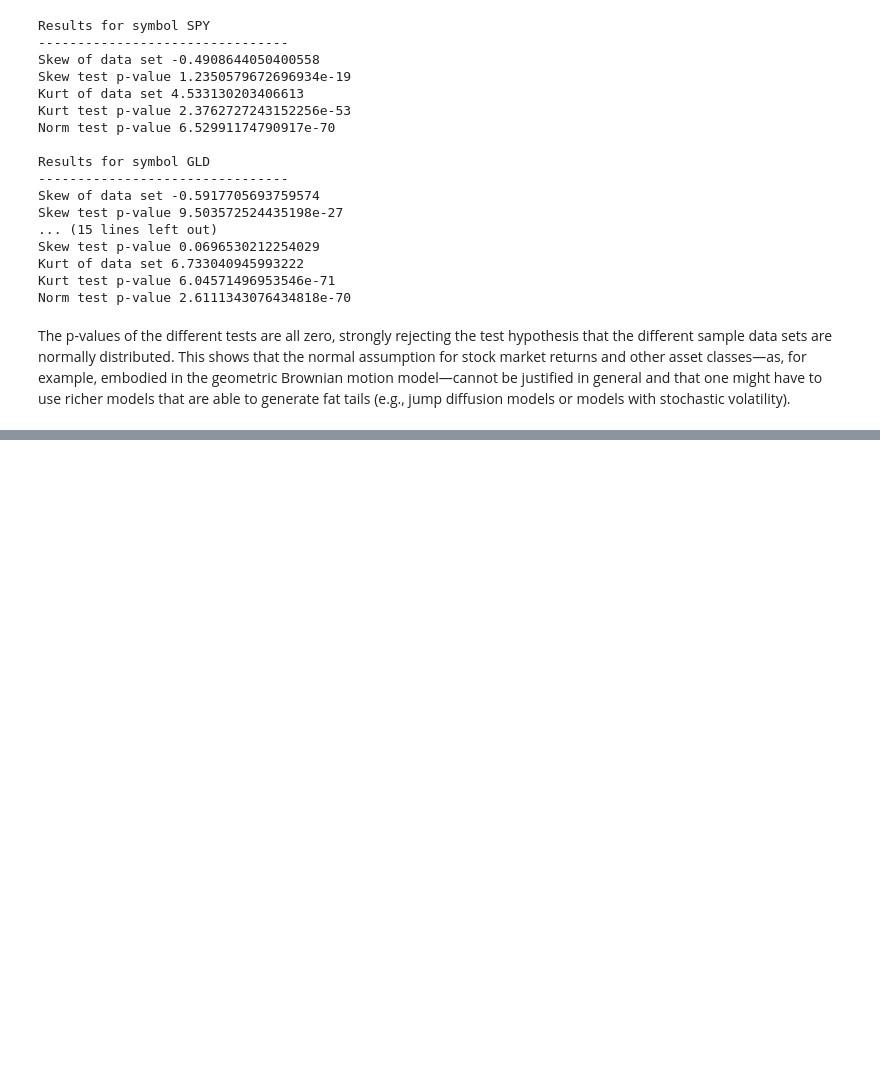
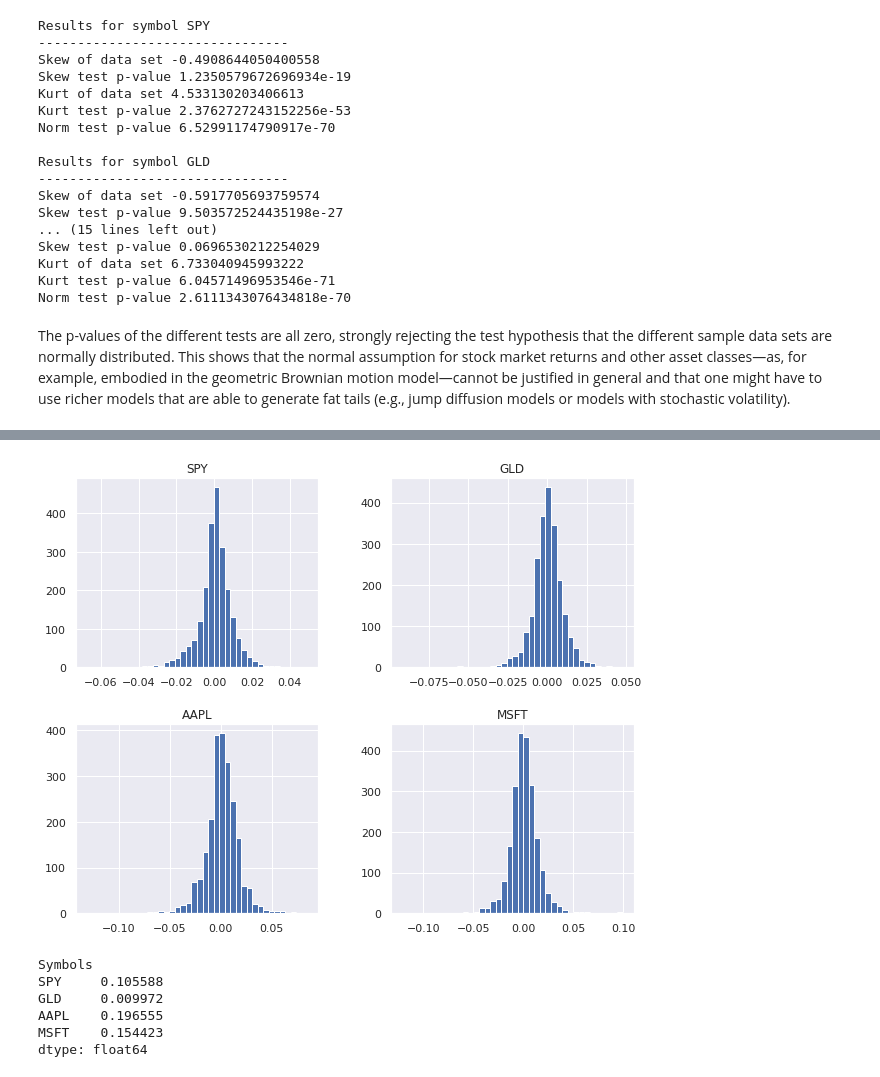
Before and after one commit to bhavinmoriya/Python-for-Financial-Analysis-and-Algorithmic-Trading, a Jupyter notebook: python-for-finance-statistics.ipynb, the cells around one changed output, grey strips where cells are left out. Drawn from its saved outputs; the diff is of its cells as text; code cells hidden in the pictures; blank space fills up the shorter version.

```diff
--- a/python-for-finance-statistics.ipynb
+++ b/python-for-finance-statistics.ipynb
@@ -330,0 +354,14 @@ jump diffusion models or models with stochastic volatility).
+# %%
+rets = np.log(data / data.shift(1))
+rets.hist(bins=40, figsize=(10, 8));
+# %% [output]
+[figure, added]
+# %%
+rets.mean() * 252
+# %% [output]
+Symbols
+SPY     0.105588
+GLD     0.009972
+AAPL    0.196555
+MSFT    0.154423
+dtype: float64
```
Also changed, not shown: parts of 8 cells of this notebook.
